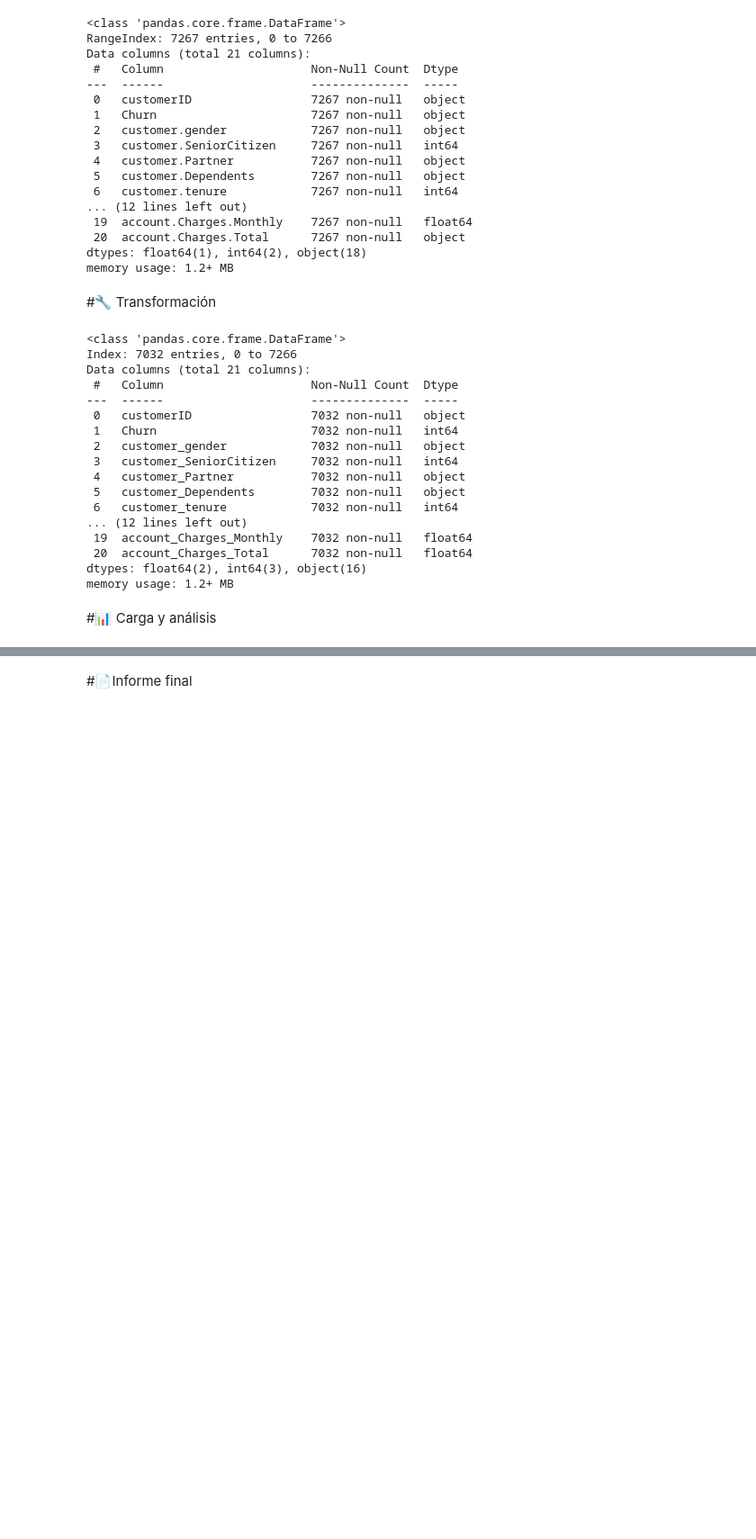
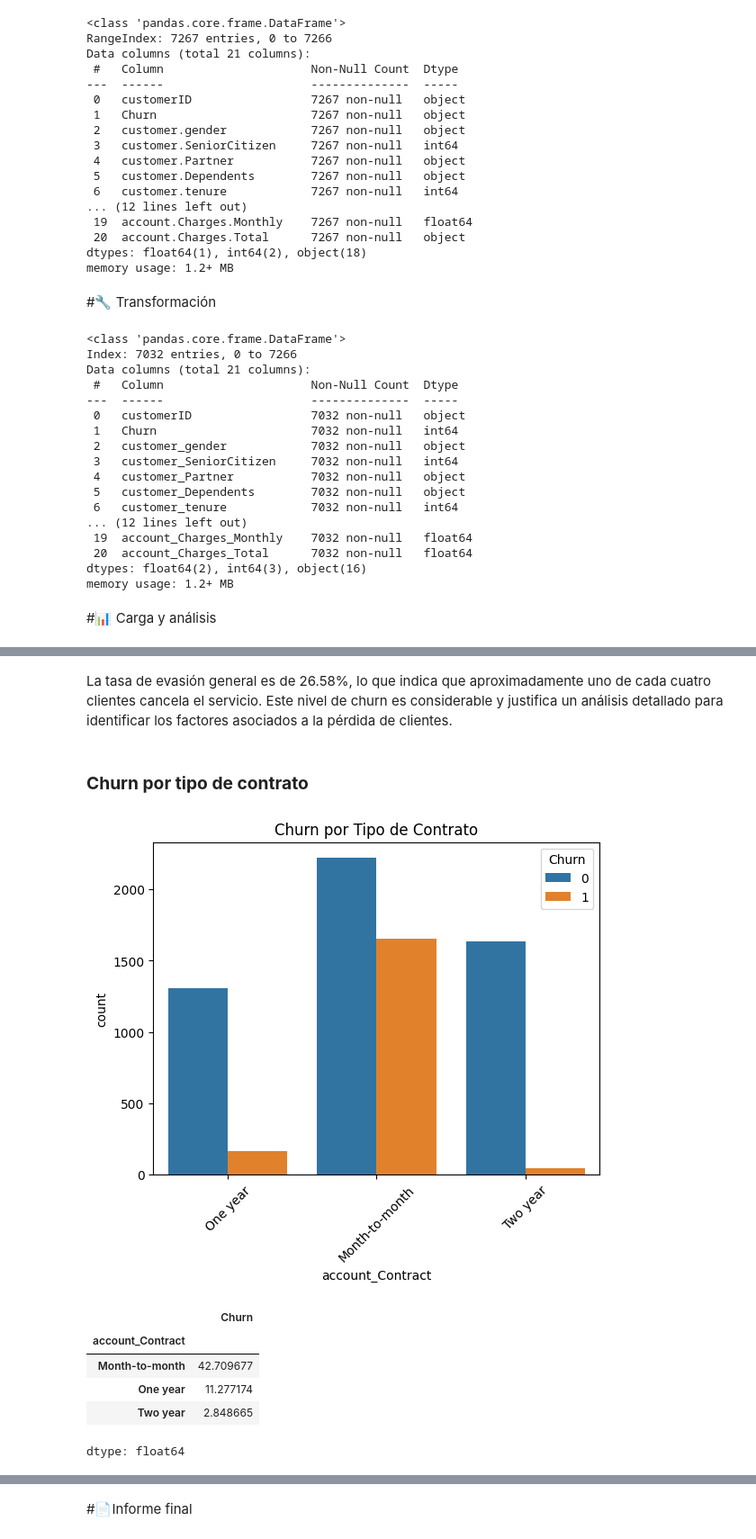
Before and after one commit to deivosarthur/telecom-x-churn-analysis-challege, a Jupyter notebook: TelecomX_LATAM.ipynb, the cells around one changed output, grey strips where cells are left out. Shown at 90% size. Cells and saved outputs as stored; diff of their text form; code cells hidden in the pictures; blank space fills up the shorter version.

```diff
--- a/TelecomX_LATAM.ipynb
+++ b/TelecomX_LATAM.ipynb
@@ -77,0 +103,19 @@ memory usage: 1.2+ MB
+# %% [markdown]
+La tasa de evasión general es de 26.58%, lo que indica que aproximadamente uno de cada cuatro clientes cancela el servicio. Este nivel de churn es considerable y justifica un análisis detallado para identificar los factores asociados a la pérdida de clientes.
+# %% [markdown]
+### **Churn por tipo de contrato**
+# %%
+sns.countplot(x='account_Contract', hue='Churn', data=df)
+plt.title('Churn por Tipo de Contrato')
+plt.xticks(rotation=45)
+plt.show()
+
+df.groupby('account_Contract')['Churn'].mean() * 100
+# %% [output]
+[figure, added]
+|  | Churn |
+| account_Contract |  |
+| Month-to-month | 42.709677 |
+| One year | 11.277174 |
+| Two year | 2.848665 |
+dtype: float64
```
Also changed, not shown: parts of 12 cells of this notebook.
